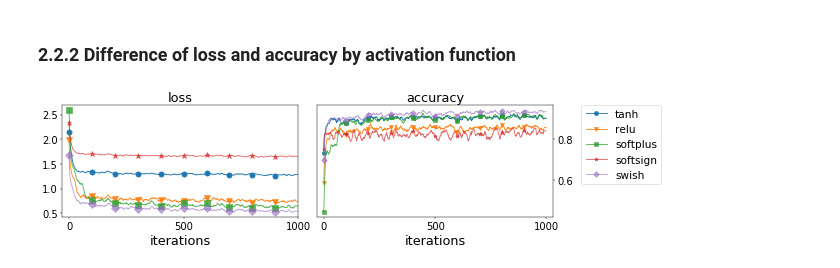
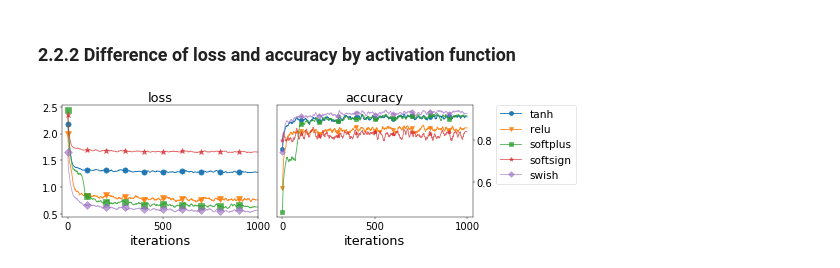
Before and after one commit to oilneck/prml_python, a Jupyter notebook: Notebook/test_Deep_learning.ipynb, the cells around one changed output. Saved outputs shown, nothing was run; the diff lists cells and outputs as text; code cells hidden in the pictures.

```diff
--- a/Notebook/test_Deep_learning.ipynb
+++ b/Notebook/test_Deep_learning.ipynb
@@ -719,32 +719,32 @@ for i in range(max_iter):
 
 
 # plot accuracy data
-fig = plt.figure(figsize=(15,4),dpi=42)
+fig = plt.figure(figsize=(13,4),dpi=42)
 ax1 = fig.add_subplot(121)
 ax2 = fig.add_subplot(122)
 markers = ["o", "v", "s", "*", "D"]
 
 x = np.arange(max_iter)
 for n,key in enumerate(layers):
     ax1.plot(x, smooth_filt(train_loss[key]), marker=markers[n],
             markersize=9, markevery=100, label=key, zorder=n, alpha=1 - 0.1 * n)
     ax1.set_xticks([0, 500, 1000])
     ax1.set_xlabel("iterations", fontsize=22)
     ax1.set_title("loss", fontsize=22)
     ax1.set_xlim(-30, max_iter)
     ax1.tick_params(labelsize=17)
 
     ax2.plot(x, smooth_filt(train_acc[key]), marker=markers[n],
             markersize=7, markevery=100, label=key, zorder=n, alpha=1 - 0.1 * n)
     ax2.set_xticks([0, 500, 1000])
     ax2.set_xlabel("iterations", fontsize=22)
     ax2.set_title("accuracy", fontsize=22)
     ax2.set_xlim(-30, max_iter+30)
     ax2.tick_params(labelsize=17)
     ax2.yaxis.tick_right()
 
 plt.legend(bbox_to_anchor=(1.12, 1), loc='upper left', borderaxespad=0, fontsize=18)
 plt.tight_layout()
 plt.show()
 # %% [output]
-[figure, old version]
+[figure, new version]
```
